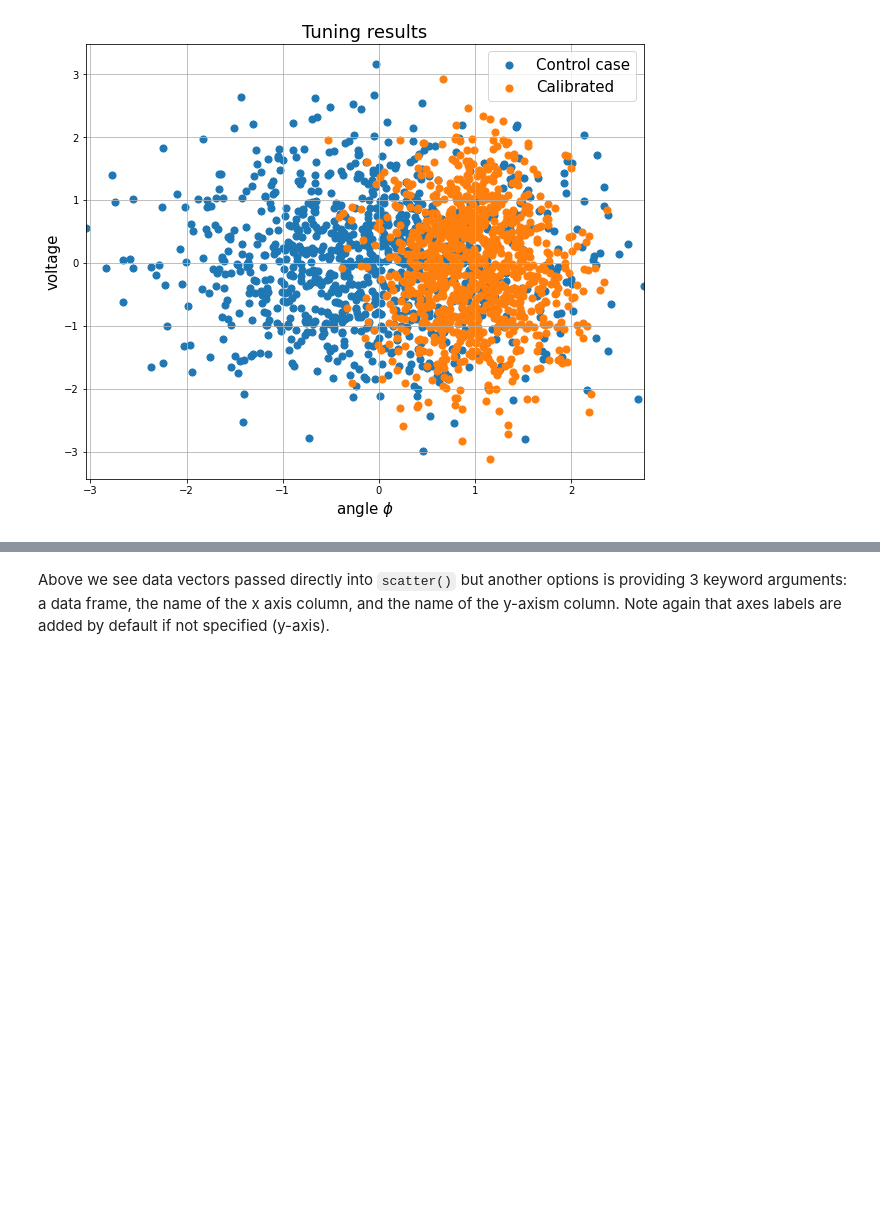
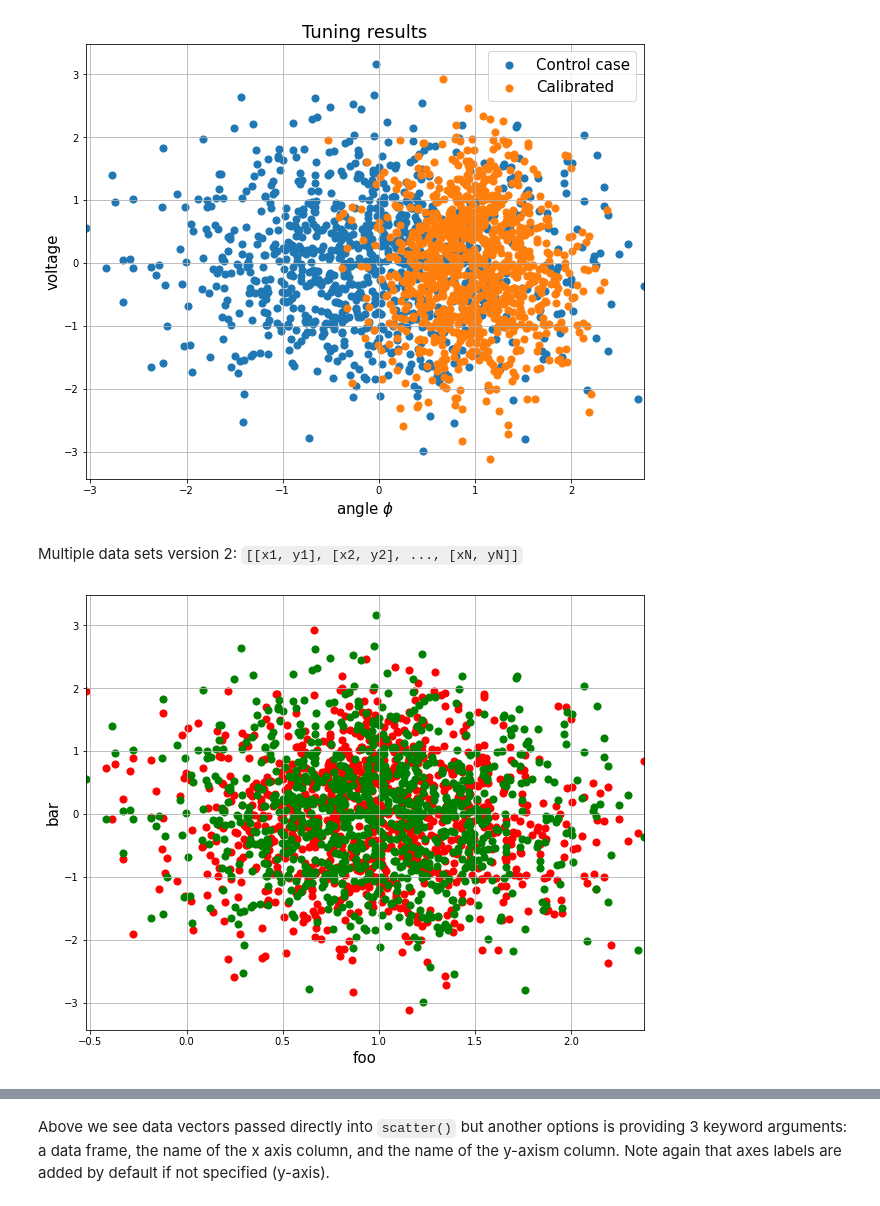
Before and after one commit to Mitchellpkt/python-isthmuslib, a Jupyter notebook: demo.ipynb, the cells around one changed output, grey strips where cells are left out. Drawn from its saved outputs; the diff is of its cells as text; code cells hidden in the pictures; blank space fills up the shorter version.

Commit message:
chore: extra handling for 1-arg scatter

```diff
--- a/demo.ipynb
+++ b/demo.ipynb
@@ -75,3 +75,9 @@ isli.scatter([data_1, data_2], [data_3, data_4], xlabel='angle $\phi$', ylabel='
              style=None);
 # %% [output]
 [figure]
+# %% [markdown]
+Multiple data sets version 2: `[[x1, y1], [x2, y2], ..., [xN, yN]]`
+# %%
+isli.scatter([[data_2, data_4], [data_2, data_3]], xlabel='foo', ylabel='bar', style=style);
+# %% [output]
+[figure, added]
```
Also changed, not shown: parts of 5 cells of this notebook, 1 other file.
